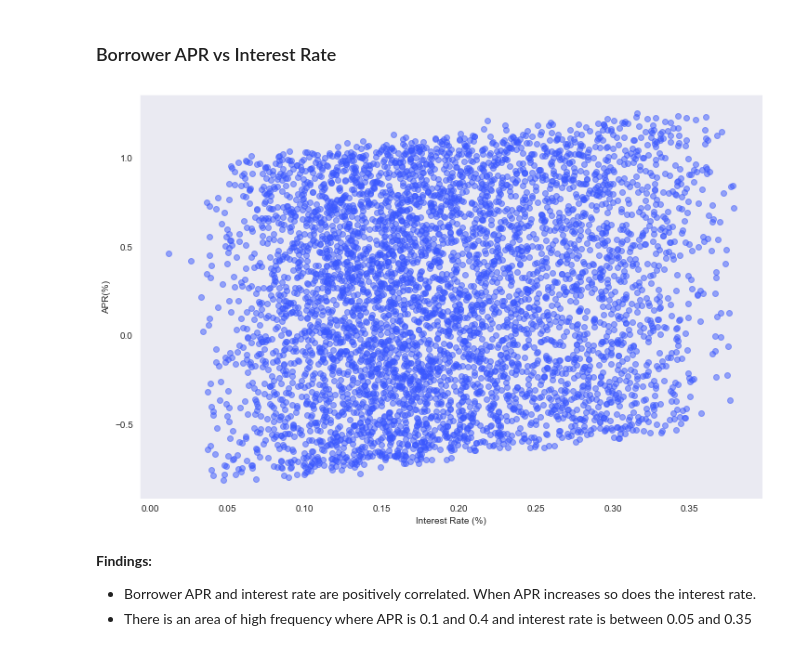
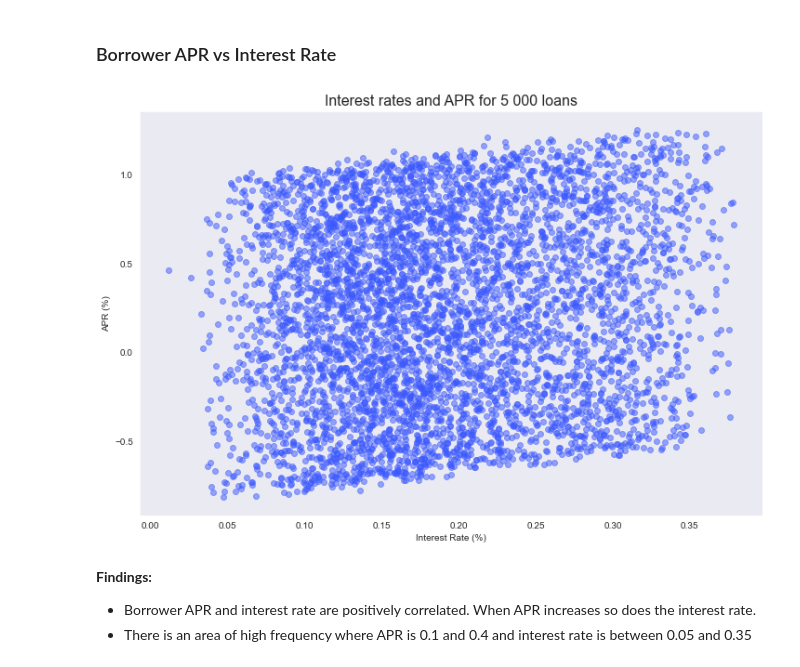
Before and after one commit to KoketsoMangwale/Prosper-Loans-Data, a Jupyter notebook: Part_II_slide_deck.ipynb, the cells around one changed output. Drawn from its saved outputs; the diff is of its cells as text; code cells hidden in the pictures.

```diff
--- a/Part_II_slide_deck.ipynb
+++ b/Part_II_slide_deck.ipynb
@@ -181,14 +181,14 @@ loans_sample = prosper_loans.loc[sample]
 # %%
 plt.figure(figsize=[12, 8])
 
 #plt.subplot(1, 2, 1)
 sb.regplot(data = loans_sample, x = 'BorrowerRate', y = 'BorrowerAPR' ,
            x_jitter = 0.03, y_jitter = 0.9, scatter_kws = {'alpha' : 0.5}, color = '#3C59FF', fit_reg = False);
+plt.title('Interest rates and APR for 5 000 loans', fontsize=16)
 plt.xlabel('Interest Rate (%)')
-plt.ylabel('APR (%)')
-plt.ylabel('APR(%)');
+plt.ylabel('APR (%)');
 # %% [output]
-[figure, old version]
+[figure, new version]
 # %% [markdown]
 __Findings:__
    - Borrower APR and interest rate are positively correlated. When APR increases so does the interest rate.
```
Also changed, not shown: parts of 8 cells of this notebook, 4 other files.
